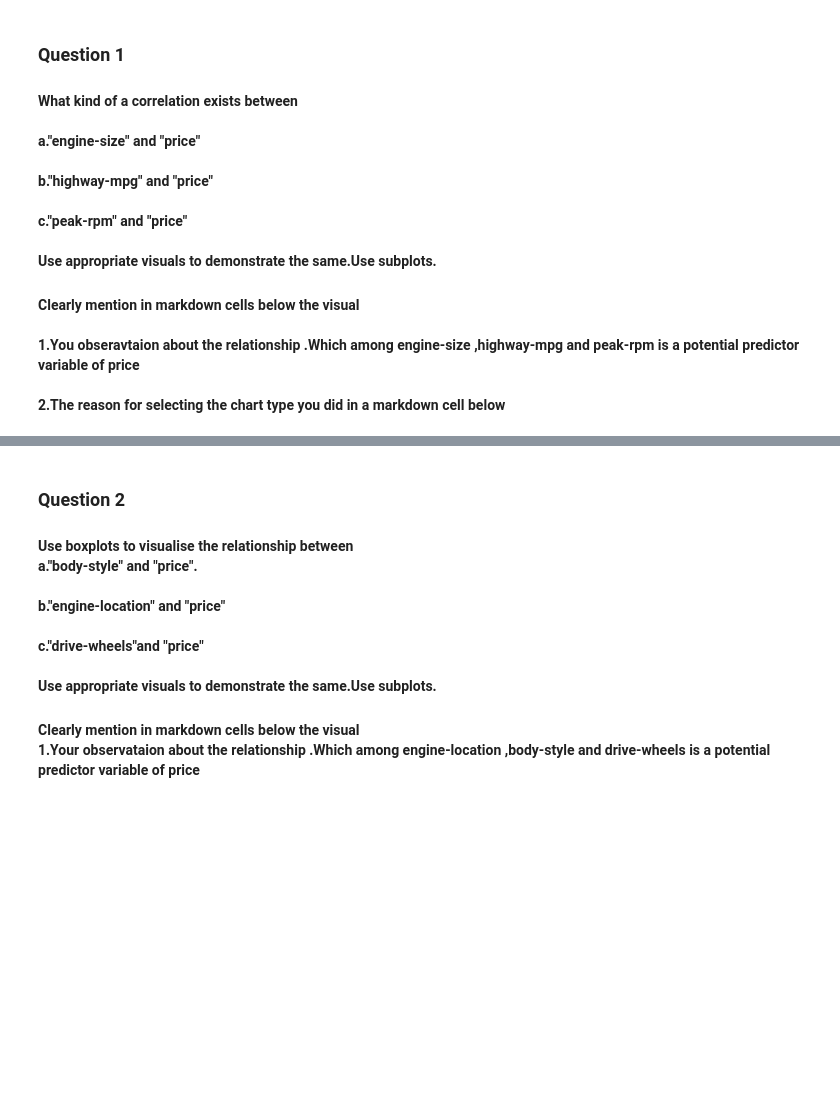
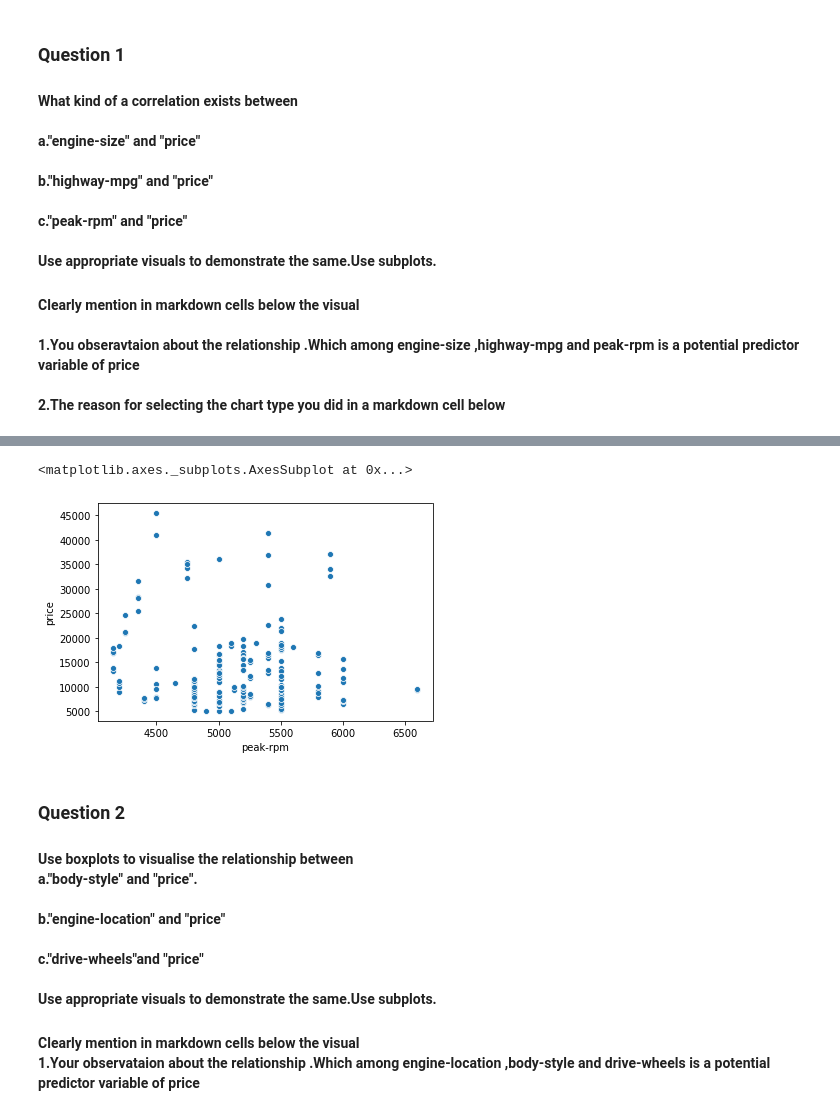
Before and after one commit to guptha23/machine_learning_assignment, a Jupyter notebook: dvi-a2-ps3-wb.ipynb, the cells around one changed output, grey strips where cells are left out. Cells and saved outputs as stored; diff of their text form; code cells hidden in the pictures; blank space fills up the shorter version.

```diff
--- a/dvi-a2-ps3-wb.ipynb
+++ b/dvi-a2-ps3-wb.ipynb
@@ -160,3 +170,8 @@ ax.set_ylim(bottom + 0.5, top - 0.5)
+# %%
+sns.scatterplot(data=data, x="peak-rpm", y="price")
+# %% [output]
+<matplotlib.axes._subplots.AxesSubplot at 0x...>
+[figure, added]
 # %% [markdown]
 ### Question 2
 <h4> Use boxplots to visualise the relationship between<br>
```
Also changed, not shown: parts of 5 cells of this notebook.
